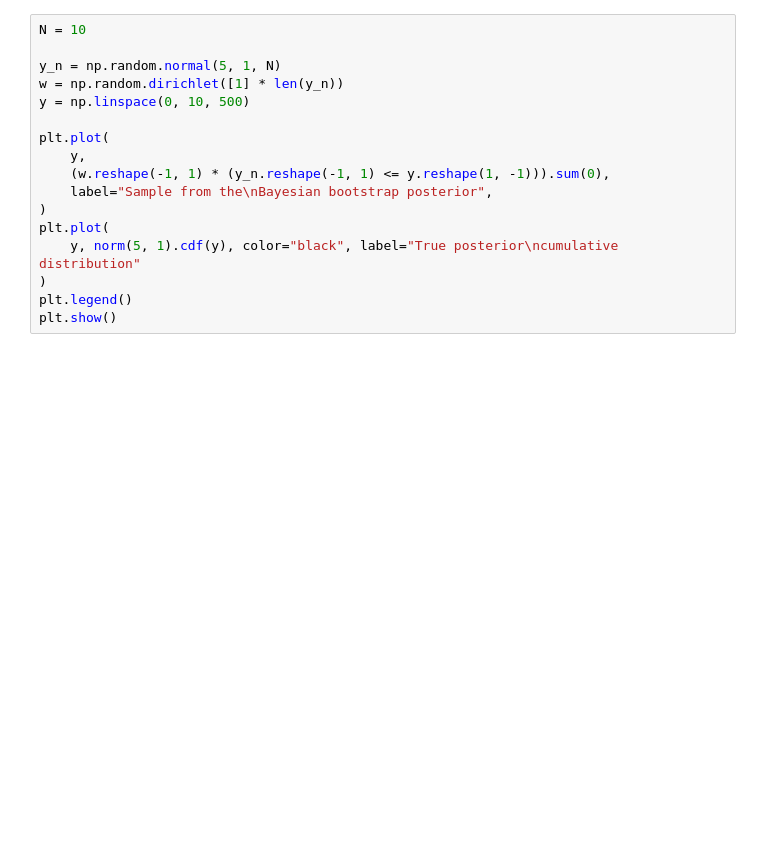
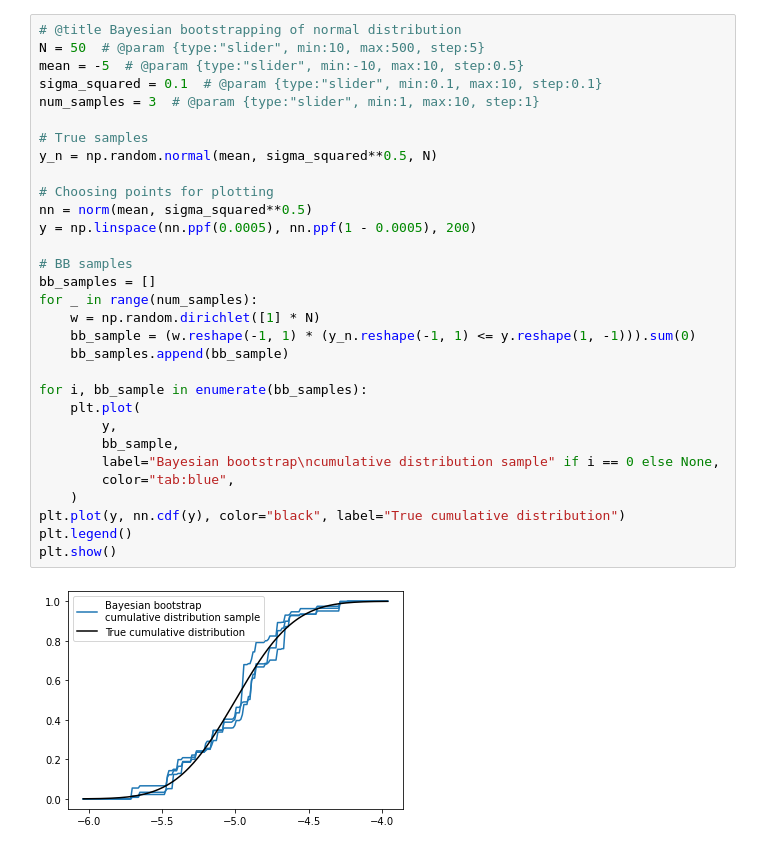
Before and after one commit to MichelangeloConserva/predictive-bayesian-inference, a Jupyter notebook: predictive_inference.ipynb, the cells around one changed output. Cells and saved outputs as stored; diff of their text form; blank space fills up the shorter version.

```diff
--- a/predictive_inference.ipynb
+++ b/predictive_inference.ipynb
@@ -65,17 +74,33 @@ plt.show()
-# %%
-N = 10
-
-y_n = np.random.normal(5, 1, N)
-w = np.random.dirichlet([1] * len(y_n))
-y = np.linspace(0, 10, 500)
-
-plt.plot(
-    y,
-    (w.reshape(-1, 1) * (y_n.reshape(-1, 1) <= y.reshape(1, -1))).sum(0),
-    label="Sample from the\nBayesian bootstrap posterior",
-)
-plt.plot(
-    y, norm(5, 1).cdf(y), color="black", label="True posterior\ncumulative distribution"
-)
-plt.legend()
-plt.show()
+# %%
+# @title Bayesian bootstrapping of normal distribution
+N = 50  # @param {type:"slider", min:10, max:500, step:5}
+mean = -5  # @param {type:"slider", min:-10, max:10, step:0.5}
+sigma_squared = 0.1  # @param {type:"slider", min:0.1, max:10, step:0.1}
+num_samples = 3  # @param {type:"slider", min:1, max:10, step:1}
+
+# True samples
+y_n = np.random.normal(mean, sigma_squared**0.5, N)
+
+# Choosing points for plotting
+nn = norm(mean, sigma_squared**0.5)
+y = np.linspace(nn.ppf(0.0005), nn.ppf(1 - 0.0005), 200)
+
+# BB samples
+bb_samples = []
+for _ in range(num_samples):
+    w = np.random.dirichlet([1] * N)
+    bb_sample = (w.reshape(-1, 1) * (y_n.reshape(-1, 1) <= y.reshape(1, -1))).sum(0)
+    bb_samples.append(bb_sample)
+
+for i, bb_sample in enumerate(bb_samples):
+    plt.plot(
+        y,
+        bb_sample,
+        label="Bayesian bootstrap\ncumulative distribution sample" if i == 0 else None,
+        color="tab:blue",
+    )
+plt.plot(y, nn.cdf(y), color="black", label="True cumulative distribution")
+plt.legend()
+plt.show()
+# %% [output]
+[figure, added]
```
Also changed, not shown: parts of 5 cells of this notebook.
